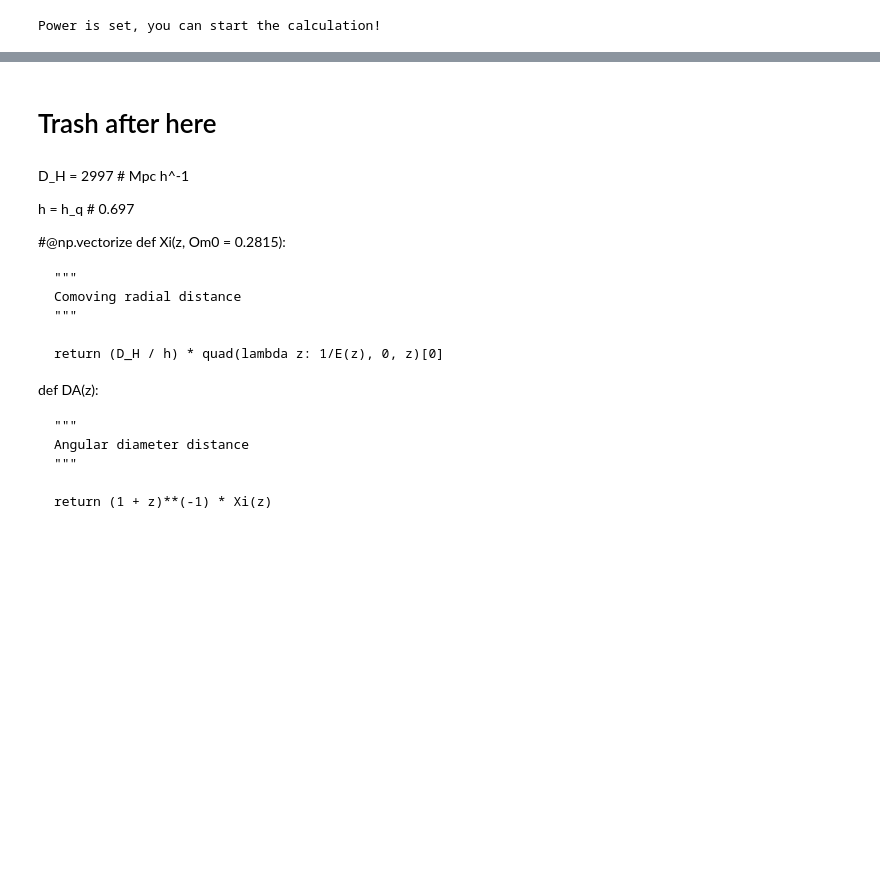
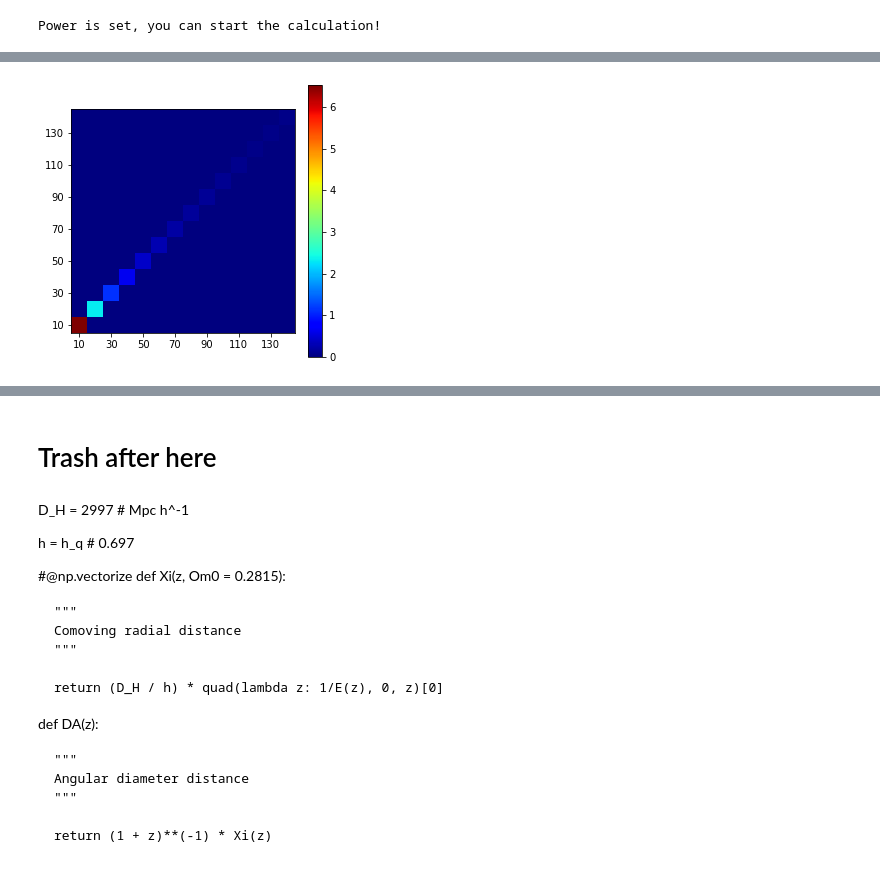
Before and after one commit to NaregM/CovarianceMatrix_pairwiseVelocity, a Jupyter notebook: Covariance_matrix_analysis.ipynb, the cells around one changed output, grey strips where cells are left out. Drawn from its saved outputs; the diff is of its cells as text; code cells hidden in the pictures; blank space fills up the shorter version.

```diff
--- a/Covariance_matrix_analysis.ipynb
+++ b/Covariance_matrix_analysis.ipynb
@@ -67,0 +110,13 @@ ax2.set_xlabel("r [Mpc]", size = 10);
+# %%
+# Measurement error
+Cmeasure = cm_v12.measurement(110., 100., True)
+
+plt.figure(figsize = (5, 5))
+
+plt.imshow(Cmeasure, cmap = "jet", origin = "lower")
+plt.colorbar()
+
+plt.xticks(range(cm_v12.R_range().size)[::2], np.arange(r_min, r_max, Dr)[::2])
+plt.yticks(range(cm_v12.R_range().size)[::2], np.arange(r_min, r_max, Dr)[::2]);
+# %% [output]
+[figure, added]
```
Also changed, not shown: parts of 9 cells of this notebook, 1 other file.
